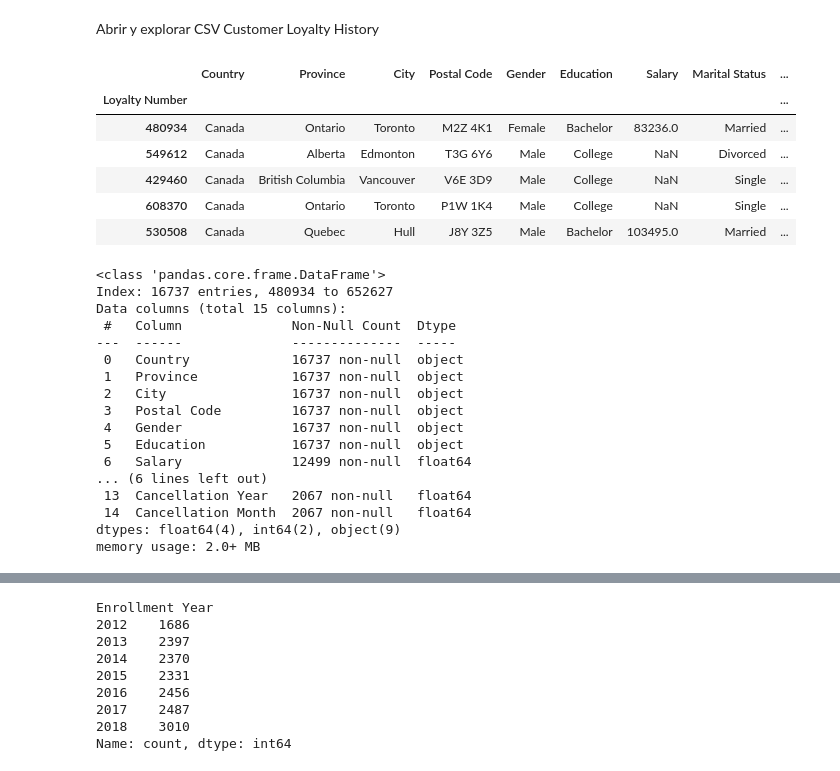
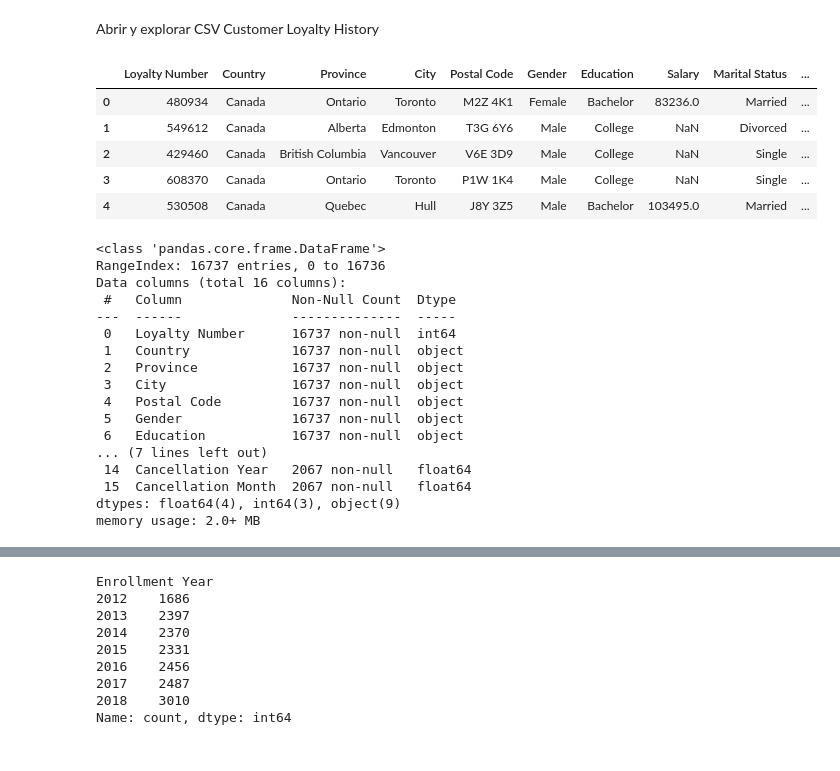
Before and after one commit to Adalab/bda-modulo-3-evaluacion-final-AndreinaTeixeira, a Jupyter notebook: evaluacion 3.ipynb, the cells around one changed output, grey strips where cells are left out. Saved outputs shown, nothing was run; the diff lists cells and outputs as text; code cells hidden in the pictures.

```diff
--- a/evaluacion 3.ipynb
+++ b/evaluacion 3.ipynb
@@ -234,35 +278,34 @@ df_flight_copia.to_csv("Customer Flight Activity non duplicates.csv", index=Fals
 # %% [markdown]
 Abrir y explorar CSV Customer Loyalty History
 # %%
-df_loyalty = pd.read_csv("Customer Loyalty History.csv", index_col=0)
+df_loyalty = pd.read_csv("Customer Loyalty History.csv")
 display(df_loyalty.head())
 # %% [output]
-|  | Country | Province | City | Postal Code | Gender | Education | Salary | Marital Status | ... |
-| Loyalty Number |  |  |  |  |  |  |  |  | ... |
-| 480934 | Canada | Ontario | Toronto | M2Z 4K1 | Female | Bachelor | 83236.0 | Married | ... |
-| 549612 | Canada | Alberta | Edmonton | T3G 6Y6 | Male | College | NaN | Divorced | ... |
-| 429460 | Canada | British Columbia | Vancouver | V6E 3D9 | Male | College | NaN | Single | ... |
-| 608370 | Canada | Ontario | Toronto | P1W 1K4 | Male | College | NaN | Single | ... |
-| 530508 | Canada | Quebec | Hull | J8Y 3Z5 | Male | Bachelor | 103495.0 | Married | ... |
+|  | Loyalty Number | Country | Province | City | Postal Code | Gender | Education | Salary | Marital Status | ... |
+| 0 | 480934 | Canada | Ontario | Toronto | M2Z 4K1 | Female | Bachelor | 83236.0 | Married | ... |
+| 1 | 549612 | Canada | Alberta | Edmonton | T3G 6Y6 | Male | College | NaN | Divorced | ... |
+| 2 | 429460 | Canada | British Columbia | Vancouver | V6E 3D9 | Male | College | NaN | Single | ... |
+| 3 | 608370 | Canada | Ontario | Toronto | P1W 1K4 | Male | College | NaN | Single | ... |
+| 4 | 530508 | Canada | Quebec | Hull | J8Y 3Z5 | Male | Bachelor | 103495.0 | Married | ... |
 # %%
 df_loyalty.info() # valores nulos en las columnas cancellation year y cancellation month
 # La mayoría de las columnas son categóricas, excepto por salary y CLV (Customer Lifetime Value),
 # enrollment year, enrollment month, cancellation year y cancellation month.
 # %% [output]
 <class 'pandas.core.frame.DataFrame'>
-Index: 16737 entries, 480934 to 652627
-Data columns (total 15 columns):
+RangeIndex: 16737 entries, 0 to 16736
+Data columns (total 16 columns):
  #   Column              Non-Null Count  Dtype
 ---  ------              --------------  -----
- 0   Country             16737 non-null  object
- 1   Province            16737 non-null  object
- 2   City                16737 non-null  object
- 3   Postal Code         16737 non-null  object
- 4   Gender              16737 non-null  object
- 5   Education           16737 non-null  object
- 6   Salary              12499 non-null  float64
-... (6 lines left out)
- 13  Cancellation Year   2067 non-null   float64
- 14  Cancellation Month  2067 non-null   float64
-dtypes: float64(4), int64(2), object(9)
+ 0   Loyalty Number      16737 non-null  int64
+ 1   Country             16737 non-null  object
+ 2   Province            16737 non-null  object
+ 3   City                16737 non-null  object
+ 4   Postal Code         16737 non-null  object
+ 5   Gender              16737 non-null  object
+ 6   Education           16737 non-null  object
+... (7 lines left out)
+ 14  Cancellation Year   2067 non-null   float64
+ 15  Cancellation Month  2067 non-null   float64
+dtypes: float64(4), int64(3), object(9)
 memory usage: 2.0+ MB
```
Also changed, not shown: parts of 29 cells of this notebook.
